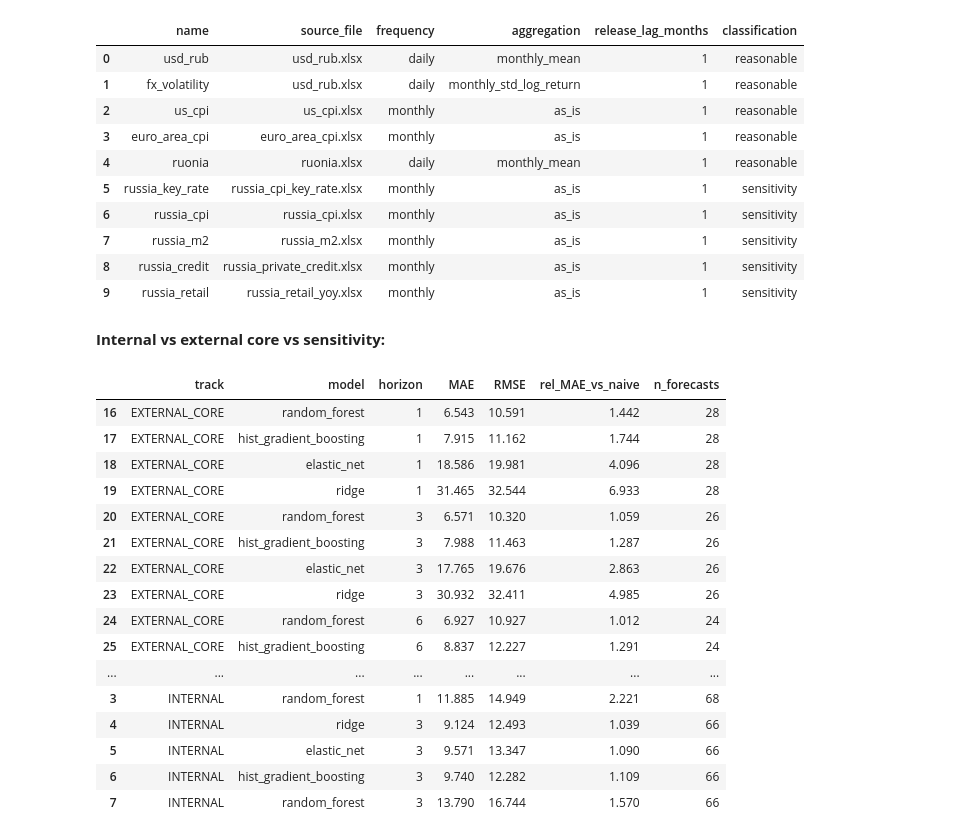
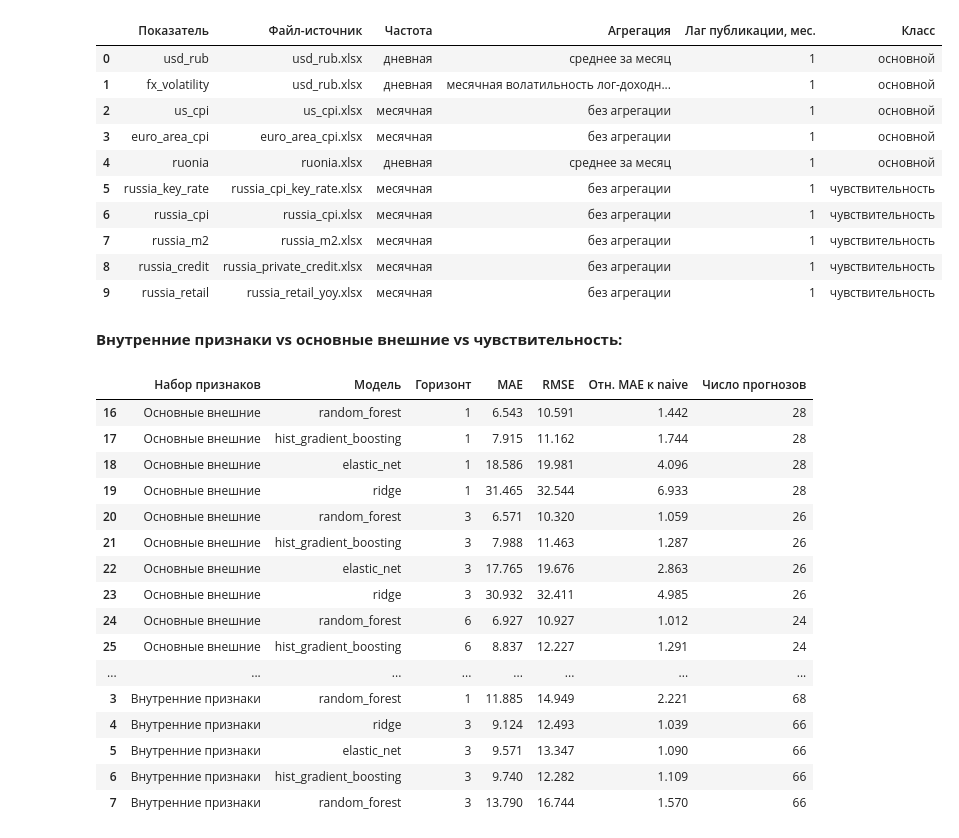
Before and after one commit to DMalakhov1/sber-task, a Jupyter notebook: task1_brent/Task1_Brent_Research.ipynb, the cells around one changed output. Drawn from its saved outputs; the diff is of its cells as text; code cells hidden in the pictures.

```diff
--- a/task1_brent/Task1_Brent_Research.ipynb
+++ b/task1_brent/Task1_Brent_Research.ipynb
@@ -104,45 +186,54 @@ display(selection.head(10))
 # %%
 inventory = build_stage2_inventory_summary()
-display(inventory.head(10).reset_index(drop=True))
+display_ru(inventory.head(10).reset_index(drop=True))
 
 internal = calculate_stage2_track_leaderboard(series, feature_set='internal', horizons=(1, 3, 6, 12))
 external = calculate_stage2_track_leaderboard(series, feature_set='external_core', horizons=(1, 3, 6, 12))
 sensitivity = calculate_stage2_track_leaderboard(series, feature_set='sensitivity', horizons=(1, 3, 6, 12))
 stage2_summary = pd.concat([
     internal.assign(track='INTERNAL'),
     external.assign(track='EXTERNAL_CORE'),
     sensitivity.assign(track='SENSITIVITY'),
 ], ignore_index=True)
-display(Markdown('**Internal vs external core vs sensitivity:**'))
-display(stage2_summary.sort_values(['track', 'horizon', 'MAE'])[['track', 'model', 'horizon', 'MAE', 'RMSE', 'rel_MAE_vs_naive', 'n_forecasts']].round(3).head(24))
+stage2_summary['track'] = stage2_summary['track'].replace({
+    'INTERNAL': 'Внутренние признаки',
+    'EXTERNAL_CORE': 'Основные внешние',
+    'SENSITIVITY': 'Чувствительность',
+})
+display(Markdown('**Внутренние признаки vs основные внешние vs чувствительность:**'))
+display_ru(
+    stage2_summary.sort_values(['track', 'horizon', 'MAE'])[
+        ['track', 'model', 'horizon', 'MAE', 'RMSE', 'rel_MAE_vs_naive', 'n_forecasts']
+    ].round(3).head(24)
+)
 # %% [output]
-|  | name | source_file | frequency | aggregation | release_lag_months | classification |
-| 0 | usd_rub | usd_rub.xlsx | daily | monthly_mean | 1 | reasonable |
-| 1 | fx_volatility | usd_rub.xlsx | daily | monthly_std_log_return | 1 | reasonable |
-| 2 | us_cpi | us_cpi.xlsx | monthly | as_is | 1 | reasonable |
-| 3 | euro_area_cpi | euro_area_cpi.xlsx | monthly | as_is | 1 | reasonable |
-| 4 | ruonia | ruonia.xlsx | daily | monthly_mean | 1 | reasonable |
-| 5 | russia_key_rate | russia_cpi_key_rate.xlsx | monthly | as_is | 1 | sensitivity |
-| 6 | russia_cpi | russia_cpi.xlsx | monthly | as_is | 1 | sensitivity |
-| 7 | russia_m2 | russia_m2.xlsx | monthly | as_is | 1 | sensitivity |
-| 8 | russia_credit | russia_private_credit.xlsx | monthly | as_is | 1 | sensitivity |
-| 9 | russia_retail | russia_retail_yoy.xlsx | monthly | as_is | 1 | sensitivity |
+|  | Показатель | Файл-источник | Частота | Агрегация | Лаг публикации, мес. | Класс |
+| 0 | usd_rub | usd_rub.xlsx | дневная | среднее за месяц | 1 | основной |
+| 1 | fx_volatility | usd_rub.xlsx | дневная | месячная волатильность лог-доходн... | 1 | основной |
+| 2 | us_cpi | us_cpi.xlsx | месячная | без агрегации | 1 | основной |
+| 3 | euro_area_cpi | euro_area_cpi.xlsx | месячная | без агрегации | 1 | основной |
+| 4 | ruonia | ruonia.xlsx | дневная | среднее за месяц | 1 | основной |
+| 5 | russia_key_rate | russia_cpi_key_rate.xlsx | месячная | без агрегации | 1 | чувствительность |
+| 6 | russia_cpi | russia_cpi.xlsx | месячная | без агрегации | 1 | чувствительность |
+| 7 | russia_m2 | russia_m2.xlsx | месячная | без агрегации | 1 | чувствительность |
+| 8 | russia_credit | russia_private_credit.xlsx | месячная | без агрегации | 1 | чувствительность |
+| 9 | russia_retail | russia_retail_yoy.xlsx | месячная | без агрегации | 1 | чувствительность |
-**Internal vs external core vs sensitivity:**
+**Внутренние признаки vs основные внешние vs чувствительность:**
-|  | track | model | horizon | MAE | RMSE | rel_MAE_vs_naive | n_forecasts |
-| 16 | EXTERNAL_CORE | random_forest | 1 | 6.543 | 10.591 | 1.442 | 28 |
-| 17 | EXTERNAL_CORE | hist_gradient_boosting | 1 | 7.915 | 11.162 | 1.744 | 28 |
-| 18 | EXTERNAL_CORE | elastic_net | 1 | 18.586 | 19.981 | 4.096 | 28 |
-| 19 | EXTERNAL_CORE | ridge | 1 | 31.465 | 32.544 | 6.933 | 28 |
-| 20 | EXTERNAL_CORE | random_forest | 3 | 6.571 | 10.320 | 1.059 | 26 |
-| 21 | EXTERNAL_CORE | hist_gradient_boosting | 3 | 7.988 | 11.463 | 1.287 | 26 |
-| 22 | EXTERNAL_CORE | elastic_net | 3 | 17.765 | 19.676 | 2.863 | 26 |
-| 23 | EXTERNAL_CORE | ridge | 3 | 30.932 | 32.411 | 4.985 | 26 |
-| 24 | EXTERNAL_CORE | random_forest | 6 | 6.927 | 10.927 | 1.012 | 24 |
-| 25 | EXTERNAL_CORE | hist_gradient_boosting | 6 | 8.837 | 12.227 | 1.291 | 24 |
+|  | Набор признаков | Модель | Горизонт | MAE | RMSE | Отн. MAE к naive | Число прогнозов |
+| 16 | Основные внешние | random_forest | 1 | 6.543 | 10.591 | 1.442 | 28 |
+| 17 | Основные внешние | hist_gradient_boosting | 1 | 7.915 | 11.162 | 1.744 | 28 |
+| 18 | Основные внешние | elastic_net | 1 | 18.586 | 19.981 | 4.096 | 28 |
+| 19 | Основные внешние | ridge | 1 | 31.465 | 32.544 | 6.933 | 28 |
+| 20 | Основные внешние | random_forest | 3 | 6.571 | 10.320 | 1.059 | 26 |
+| 21 | Основные внешние | hist_gradient_boosting | 3 | 7.988 | 11.463 | 1.287 | 26 |
+| 22 | Основные внешние | elastic_net | 3 | 17.765 | 19.676 | 2.863 | 26 |
+| 23 | Основные внешние | ridge | 3 | 30.932 | 32.411 | 4.985 | 26 |
+| 24 | Основные внешние | random_forest | 6 | 6.927 | 10.927 | 1.012 | 24 |
+| 25 | Основные внешние | hist_gradient_boosting | 6 | 8.837 | 12.227 | 1.291 | 24 |
 | ... | ... | ... | ... | ... | ... | ... | ... |
-| 3 | INTERNAL | random_forest | 1 | 11.885 | 14.949 | 2.221 | 68 |
-| 4 | INTERNAL | ridge | 3 | 9.124 | 12.493 | 1.039 | 66 |
-| 5 | INTERNAL | elastic_net | 3 | 9.571 | 13.347 | 1.090 | 66 |
-| 6 | INTERNAL | hist_gradient_boosting | 3 | 9.740 | 12.282 | 1.109 | 66 |
-| 7 | INTERNAL | random_forest | 3 | 13.790 | 16.744 | 1.570 | 66 |
+| 3 | Внутренние признаки | random_forest | 1 | 11.885 | 14.949 | 2.221 | 68 |
+| 4 | Внутренние признаки | ridge | 3 | 9.124 | 12.493 | 1.039 | 66 |
+| 5 | Внутренние признаки | elastic_net | 3 | 9.571 | 13.347 | 1.090 | 66 |
+| 6 | Внутренние признаки | hist_gradient_boosting | 3 | 9.740 | 12.282 | 1.109 | 66 |
+| 7 | Внутренние признаки | random_forest | 3 | 13.790 | 16.744 | 1.570 | 66 |
 # %% [markdown]
```
Also changed, not shown: parts of 21 cells of this notebook.
